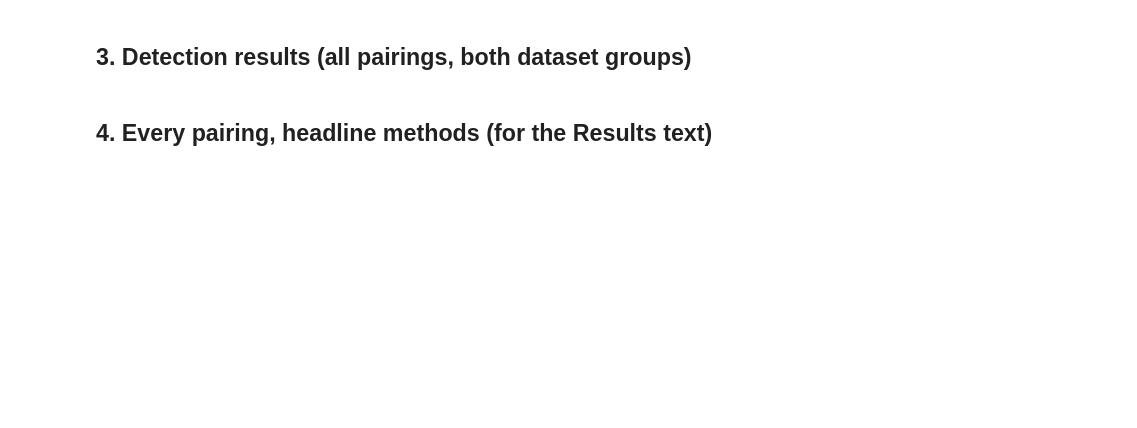
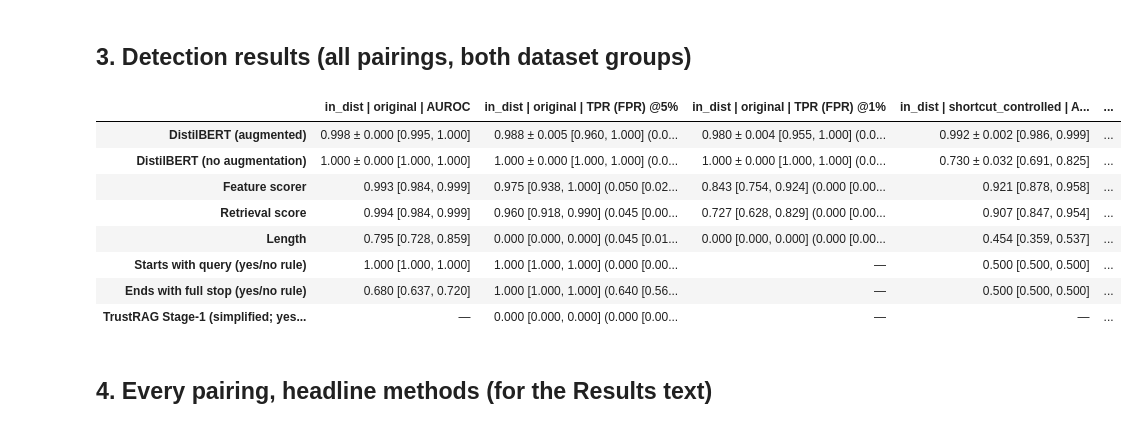
Before and after one commit to manaraza/rag-trust-scoring, a Jupyter notebook: notebooks/06_final_evaluation.ipynb, the cells around one changed output. Saved outputs shown, nothing was run; the diff lists cells and outputs as text; code cells hidden in the pictures; blank space fills up the shorter version.

```diff
--- a/notebooks/06_final_evaluation.ipynb
+++ b/notebooks/06_final_evaluation.ipynb
@@ -253,37 +262,47 @@ def ci(m, g, p, metric):
 
 def fmt(m, g, p, metric):
     if METHODS.get(m, {}).get("binary") and metric == "auroc" and m == "trustrag":
         return "—"
     if m in ("aug", "noaug"):                                     # DistilBERT: mean ± sd over seeds, seed-42 CI
         vals = [v(f"{m}_s{s}", g, p, metric) for s in SEEDS]; vals = [x for x in vals if x is not None]
         if not vals: return "—"
         c = ci(f"{m}_s42", g, p, metric)
-        return f"{np.mean(vals):.3f} ± {np.std(vals):.3f}" + (f" [{c[0]:.2f}, {c[1]:.2f}]" if c else "")
+        return f"{np.mean(vals):.3f} ± {np.std(vals):.3f}" + (f" [{c[0]:.3f}, {c[1]:.3f}]" if c else "")
     x, c = v(m, g, p, metric), ci(m, g, p, metric)
-    return "—" if x is None else f"{x:.3f}" + (f" [{c[0]:.2f}, {c[1]:.2f}]" if c else "")
+    return "—" if x is None else f"{x:.3f}" + (f" [{c[0]:.3f}, {c[1]:.3f}]" if c else "")
 
 LABEL = {"aug": "DistilBERT (augmented)", "noaug": "DistilBERT (no augmentation)", "featscorer": "Feature scorer",
-         "length": "Length", "retrieval_score": "Retrieval score", "starts_with_query": "Starts with query",
-         "ends_full_stop": "Ends with full stop", "trustrag": "TrustRAG Stage-1 (simplified)"}
+         "length": "Length", "retrieval_score": "Retrieval score", "starts_with_query": "Starts with query (yes/no rule)",
+         "ends_full_stop": "Ends with full stop (yes/no rule)", "trustrag": "TrustRAG Stage-1 (simplified; yes/no rule)"}
 ROWNAMES = [m for m in ["aug", "noaug", "featscorer", "retrieval_score", "length", "starts_with_query",
                         "ends_full_stop", "trustrag"] if m in METHODS or f"{m}_s42" in METHODS]
 def mkey(m): return f"{m}_s42" if m in ("aug", "noaug") else m
 cols = {}
 for g in ec.GROUPS:
     for p in ("original", "shortcut_controlled"):
         cols[f"{g} | {p} | AUROC"] = {LABEL[m]: fmt(m, g, p, "auroc") for m in ROWNAMES}
         for m in ROWNAMES:
             k = "rule" if METHODS[mkey(m)]["binary"] else "fpr5"
             cols.setdefault(f"{g} | {p} | TPR (FPR) @5%", {})[LABEL[m]] = (
                 f"{fmt(m, g, p, 'tpr_' + k)} ({fmt(m, g, p, 'fpr_' + k)})")
             cols.setdefault(f"{g} | {p} | TPR (FPR) @1%", {})[LABEL[m]] = (      # yes/no rules have one operating point
                 "—" if METHODS[mkey(m)]["binary"] else f"{fmt(m, g, p, 'tpr_fpr1')} ({fmt(m, g, p, 'fpr_fpr1')})")
     for m in ROWNAMES:                     # false alarms on clean passages inside n=1 groups (protocol §7)
         k = "rule" if METHODS[mkey(m)]["binary"] else "fpr5"
         cols.setdefault(f"{g} | collateral FPR @5% (clean in n=1)", {})[LABEL[m]] = fmt(m, g, "collateral_n1", "fpr_" + k)
 TABLE1 = pd.DataFrame(cols)
 TABLE1.to_csv(f"{OUT}/table1_detection.csv")
 display(TABLE1)
+# %% [output]
+|  | in_dist | original | AUROC | in_dist | original | TPR (FPR) @5% | in_dist | original | TPR (FPR) @1% | in_dist | shortcut_controlled | A... | ... |
+| DistilBERT (augmented) | 0.998 ± 0.000 [0.995, 1.000] | 0.988 ± 0.005 [0.960, 1.000] (0.0... | 0.980 ± 0.004 [0.955, 1.000] (0.0... | 0.992 ± 0.002 [0.986, 0.999] | ... |
+| DistilBERT (no augmentation) | 1.000 ± 0.000 [1.000, 1.000] | 1.000 ± 0.000 [1.000, 1.000] (0.0... | 1.000 ± 0.000 [1.000, 1.000] (0.0... | 0.730 ± 0.032 [0.691, 0.825] | ... |
+| Feature scorer | 0.993 [0.984, 0.999] | 0.975 [0.938, 1.000] (0.050 [0.02... | 0.843 [0.754, 0.924] (0.000 [0.00... | 0.921 [0.878, 0.958] | ... |
+| Retrieval score | 0.994 [0.984, 0.999] | 0.960 [0.918, 0.990] (0.045 [0.00... | 0.727 [0.628, 0.829] (0.000 [0.00... | 0.907 [0.847, 0.954] | ... |
+| Length | 0.795 [0.728, 0.859] | 0.000 [0.000, 0.000] (0.045 [0.01... | 0.000 [0.000, 0.000] (0.000 [0.00... | 0.454 [0.359, 0.537] | ... |
+| Starts with query (yes/no rule) | 1.000 [1.000, 1.000] | 1.000 [1.000, 1.000] (0.000 [0.00... | — | 0.500 [0.500, 0.500] | ... |
+| Ends with full stop (yes/no rule) | 0.680 [0.637, 0.720] | 1.000 [1.000, 1.000] (0.640 [0.56... | — | 0.500 [0.500, 0.500] | ... |
+| TrustRAG Stage-1 (simplified; yes... | — | 0.000 [0.000, 0.000] (0.000 [0.00... | — | — | ... |
 # %% [markdown]
 ## 4. Every pairing, headline methods (for the Results text)
 # %%
```
Also changed, not shown: parts of 12 cells of this notebook.
